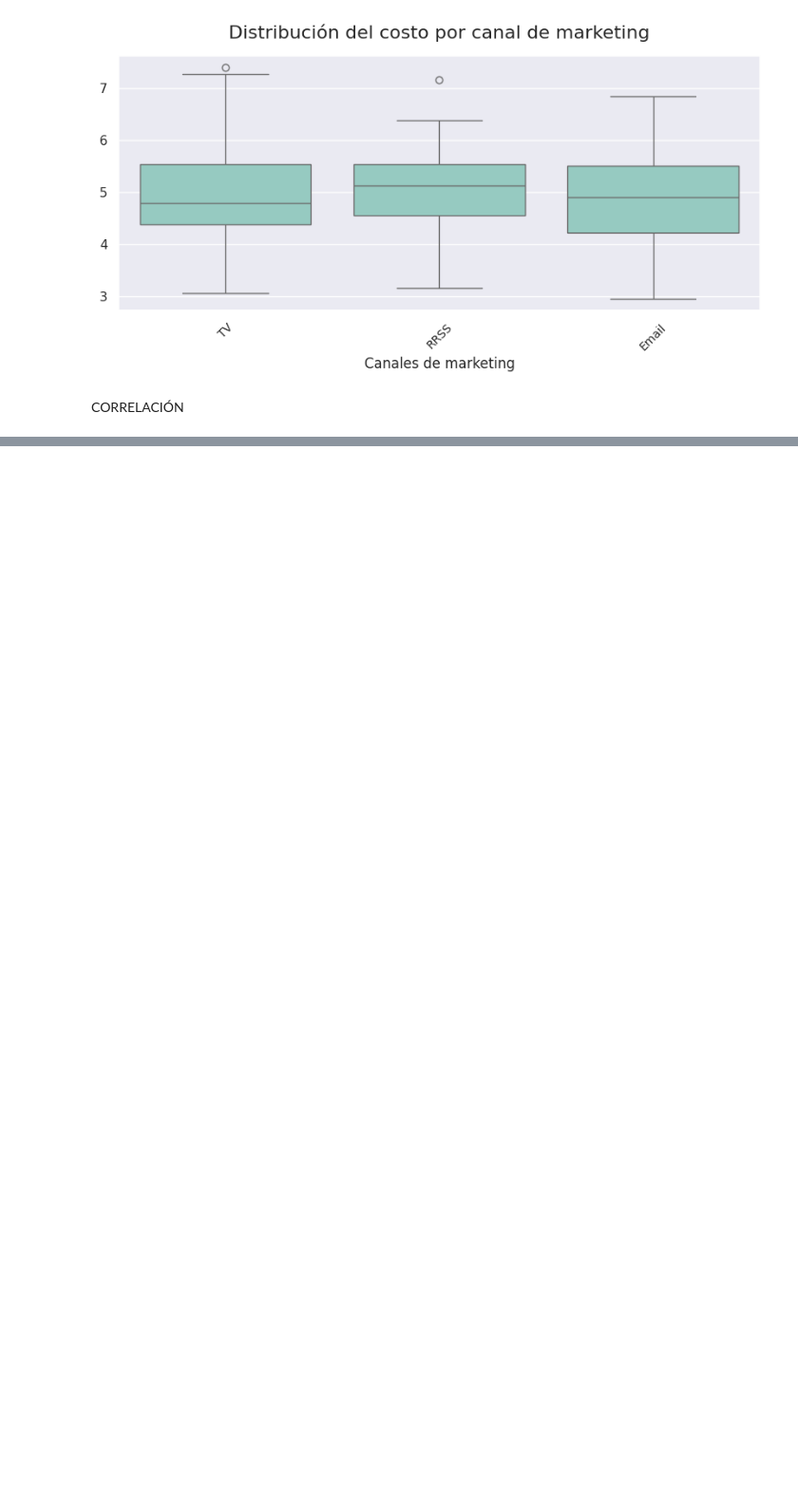
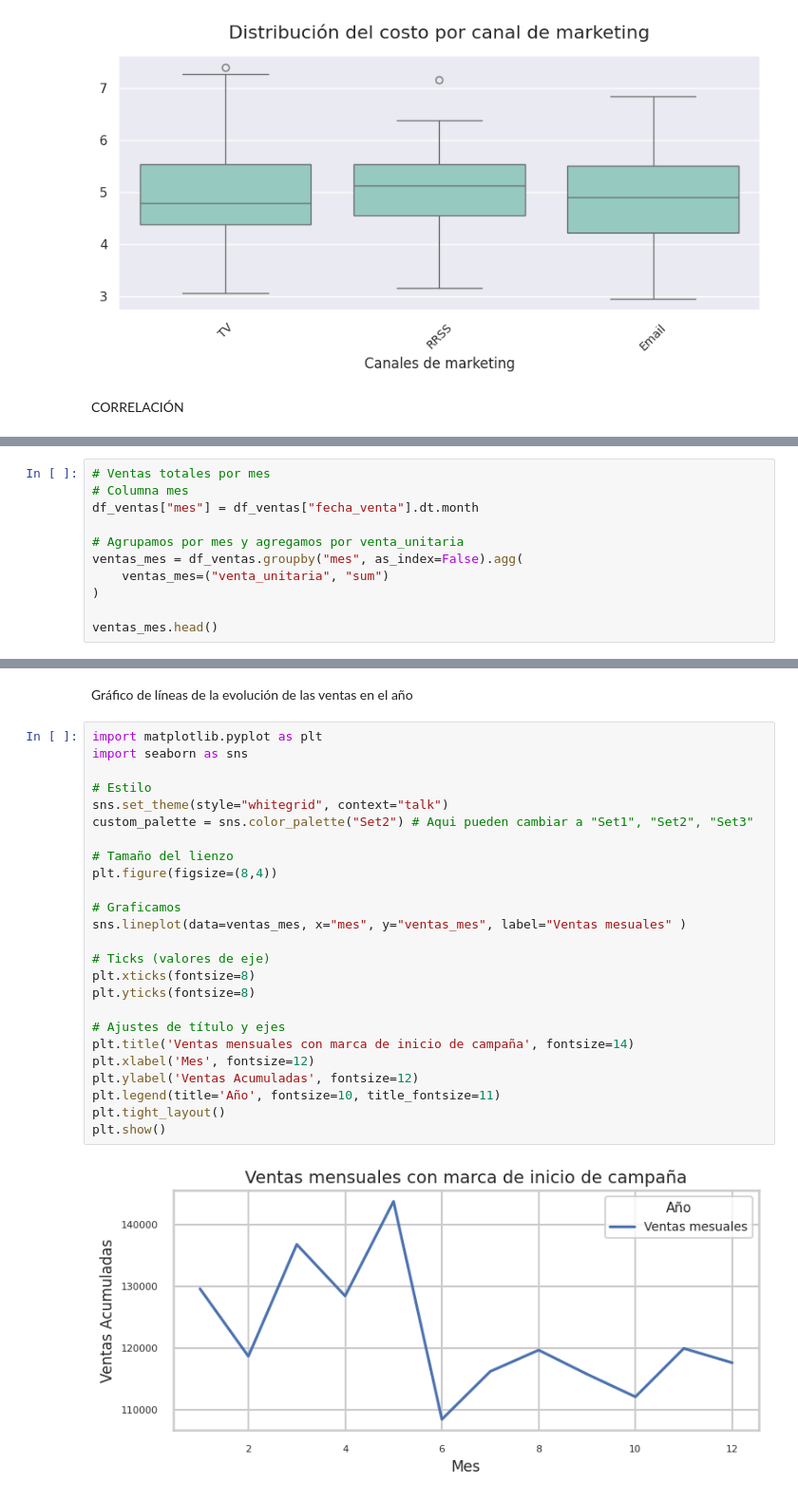
Before and after one commit to VictoriaGoldaraz/TT-2C2025-Data-Analitycs-Notebooks, a Jupyter notebook: Goldaraz,_María_Victoria_Comisión_C252613_TPI_Data_Analytics.ipynb, the cells around one changed output, grey strips where cells are left out. Shown at 95% size. Saved outputs shown, nothing was run; the diff lists cells and outputs as text; blank space fills up the shorter version.

```diff
--- a/Goldaraz,_María_Victoria_Comisión_C252613_TPI_Data_Analytics.ipynb
+++ b/Goldaraz,_María_Victoria_Comisión_C252613_TPI_Data_Analytics.ipynb
@@ -790,0 +845,11 @@ CORRELACIÓN
+# %%
+# Ventas totales por mes
+# Columna mes
+df_ventas["mes"] = df_ventas["fecha_venta"].dt.month
+
+# Agrupamos por mes y agregamos por venta_unitaria
+ventas_mes = df_ventas.groupby("mes", as_index=False).agg(
+    ventas_mes=("venta_unitaria", "sum")
+)
+
+ventas_mes.head()
@@ -790,0 +863,29 @@ CORRELACIÓN
+# %% [markdown]
+Gráfico de líneas de la evolución de las ventas en el año
+# %%
+import matplotlib.pyplot as plt
+import seaborn as sns
+
+# Estilo
+sns.set_theme(style="whitegrid", context="talk")
+custom_palette = sns.color_palette("Set2") # Aqui pueden cambiar a "Set1", "Set2", "Set3"
+
+# Tamaño del lienzo
+plt.figure(figsize=(8,4))
+
+# Graficamos
+sns.lineplot(data=ventas_mes, x="mes", y="ventas_mes", label="Ventas mesuales" )
+
+# Ticks (valores de eje)
+plt.xticks(fontsize=8)
+plt.yticks(fontsize=8)
+
+# Ajustes de título y ejes
+plt.title('Ventas mensuales con marca de inicio de campaña', fontsize=14)
+plt.xlabel('Mes', fontsize=12)
+plt.ylabel('Ventas Acumuladas', fontsize=12)
+plt.legend(title='Año', fontsize=10, title_fontsize=11)
+plt.tight_layout()
+plt.show()
+# %% [output]
+[figure, added]
```
Also changed, not shown: parts of 9 cells of this notebook.
